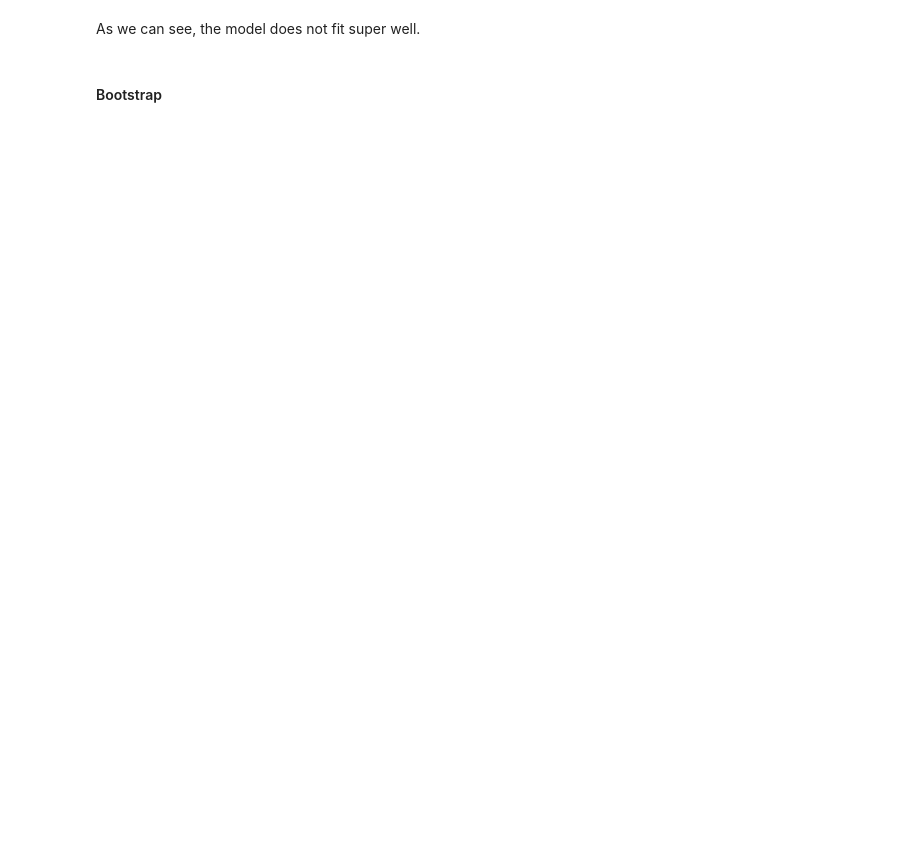
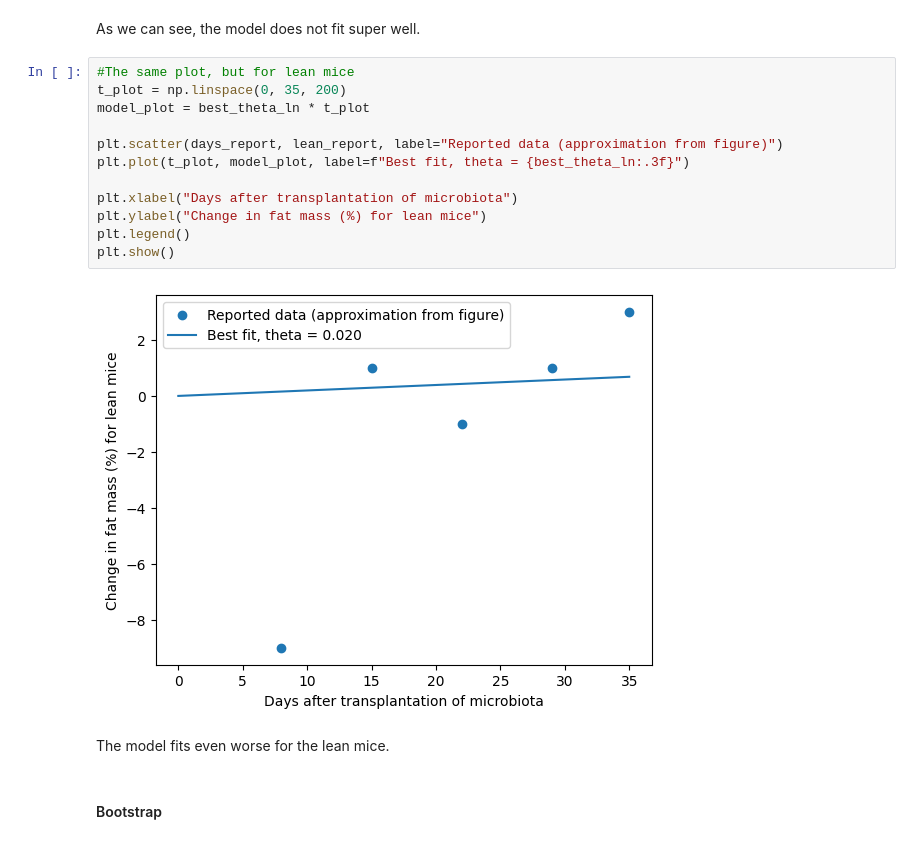
Before and after one commit to tovagabrielsson-arch/cb2330-project, a Jupyter notebook: ob_ln_microbiota.ipynb, the cells around one changed output. Saved outputs shown, nothing was run; the diff lists cells and outputs as text; blank space fills up the shorter version.

```diff
--- a/ob_ln_microbiota.ipynb
+++ b/ob_ln_microbiota.ipynb
@@ -221,5 +254,21 @@ plt.show()
 # %% [markdown]
 As we can see, the model does not fit super well.
+# %%
+#The same plot, but for lean mice
+t_plot = np.linspace(0, 35, 200)
+model_plot = best_theta_ln * t_plot
+
+plt.scatter(days_report, lean_report, label="Reported data (approximation from figure)")
+plt.plot(t_plot, model_plot, label=f"Best fit, theta = {best_theta_ln:.3f}")
+
+plt.xlabel("Days after transplantation of microbiota")
+plt.ylabel("Change in fat mass (%) for lean mice")
+plt.legend()
+plt.show()
+# %% [output]
+[figure, added]
+# %% [markdown]
+The model fits even worse for the lean mice.
 # %% [markdown]
 #### Bootstrap
 # %%
```
Also changed, not shown: parts of 13 cells of this notebook.
